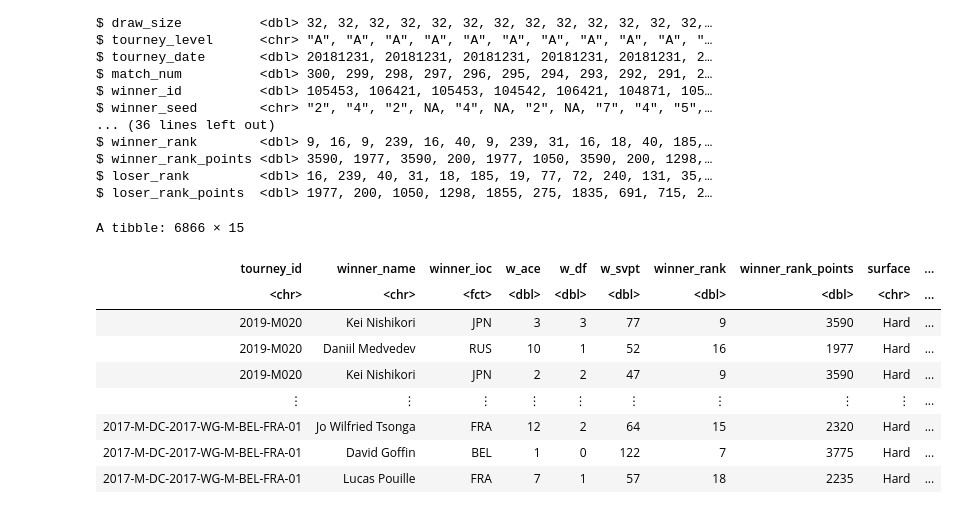
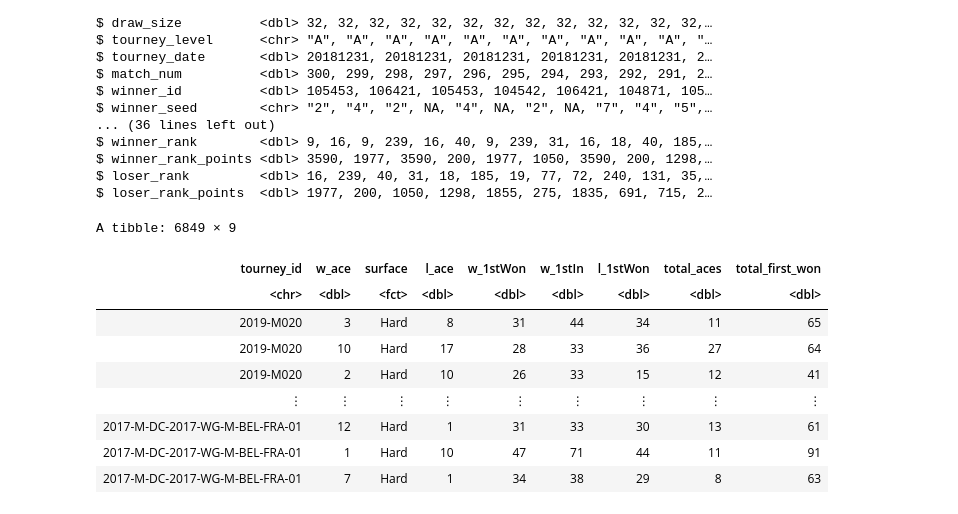
Before and after one commit to tobiassoo/Group202023W2, a Jupyter notebook: working_document.ipynb, the cells around one changed output. Saved outputs shown, nothing was run; the diff lists cells and outputs as text; code cells hidden in the pictures.

```diff
--- a/working_document.ipynb
+++ b/working_document.ipynb
@@ -6,5 +24,5 @@ options(repr.matrix.max.rows = 6)
 # %%
-tennis_data<-read_csv("atp2017-2019.csv")
+tennis_data<-read_csv("https://drive.google.com/uc?export=download&id=1fOQ8sy_qMkQiQEAO6uFdRX4tLI8EpSTn")
 
 glimpse(tennis_data)
 # %% [output]
@@ -37,19 +55,20 @@ $ loser_rank         <dbl> 16, 239, 40, 31, 18, 185, 19, 77, 72, 240, 131, 35,
 $ loser_rank_points  <dbl> 1977, 200, 1050, 1298, 1855, 275, 1835, 691, 715, 2…
 # %%
 filtered_data<- tennis_data|>
-                select(tourney_id,winner_name,winner_ioc, w_ace,w_df,w_svpt,winner_rank,winner_rank_points,surface,l_ace,w_1stWon,w_1stIn,l_1stWon)|>
-                mutate(winner_ioc=as_factor(winner_ioc))|>
+                select(tourney_id,w_ace,surface,l_ace,w_1stWon,w_1stIn,l_1stWon)|>
+                filter(surface!="None")|>
+                mutate(surface=as_factor(surface))|>
                 mutate(total_aces=w_ace+l_ace)|>
                 mutate(total_first_won=w_1stWon+l_1stWon)
 filtered_data
 # %% [output]
-A tibble: 6866 × 15
+A tibble: 6849 × 9
-| tourney_id | winner_name | winner_ioc | w_ace | w_df | w_svpt | winner_rank | winner_rank_points | surface | ... |
-| <chr> | <chr> | <fct> | <dbl> | <dbl> | <dbl> | <dbl> | <dbl> | <chr> | ... |
-| 2019-M020 | Kei Nishikori | JPN | 3 | 3 | 77 | 9 | 3590 | Hard | ... |
-| 2019-M020 | Daniil Medvedev | RUS | 10 | 1 | 52 | 16 | 1977 | Hard | ... |
-| 2019-M020 | Kei Nishikori | JPN | 2 | 2 | 47 | 9 | 3590 | Hard | ... |
-| ⋮ | ⋮ | ⋮ | ⋮ | ⋮ | ⋮ | ⋮ | ⋮ | ⋮ | ... |
-| 2017-M-DC-2017-WG-M-BEL-FRA-01 | Jo Wilfried Tsonga | FRA | 12 | 2 | 64 | 15 | 2320 | Hard | ... |
-| 2017-M-DC-2017-WG-M-BEL-FRA-01 | David Goffin | BEL | 1 | 0 | 122 | 7 | 3775 | Hard | ... |
-| 2017-M-DC-2017-WG-M-BEL-FRA-01 | Lucas Pouille | FRA | 7 | 1 | 57 | 18 | 2235 | Hard | ... |
+| tourney_id | w_ace | surface | l_ace | w_1stWon | w_1stIn | l_1stWon | total_aces | total_first_won |
+| <chr> | <dbl> | <fct> | <dbl> | <dbl> | <dbl> | <dbl> | <dbl> | <dbl> |
+| 2019-M020 | 3 | Hard | 8 | 31 | 44 | 34 | 11 | 65 |
+| 2019-M020 | 10 | Hard | 17 | 28 | 33 | 36 | 27 | 64 |
+| 2019-M020 | 2 | Hard | 10 | 26 | 33 | 15 | 12 | 41 |
+| ⋮ | ⋮ | ⋮ | ⋮ | ⋮ | ⋮ | ⋮ | ⋮ | ⋮ |
+| 2017-M-DC-2017-WG-M-BEL-FRA-01 | 12 | Hard | 1 | 31 | 33 | 30 | 13 | 61 |
+| 2017-M-DC-2017-WG-M-BEL-FRA-01 | 1 | Hard | 10 | 47 | 71 | 44 | 11 | 91 |
+| 2017-M-DC-2017-WG-M-BEL-FRA-01 | 7 | Hard | 1 | 34 | 38 | 29 | 8 | 63 |
```
Also changed, not shown: parts of 3 cells of this notebook.
